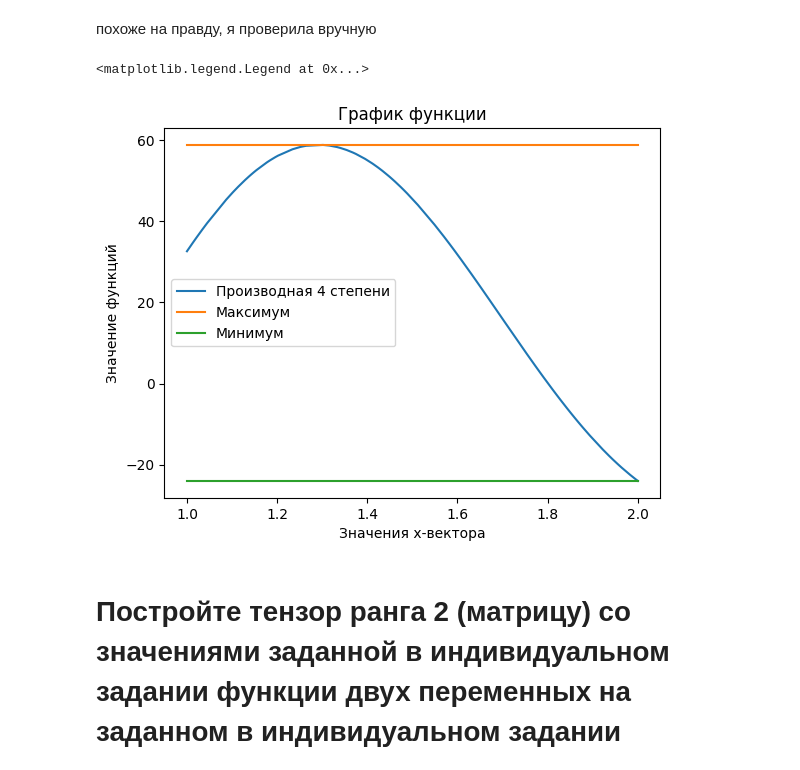
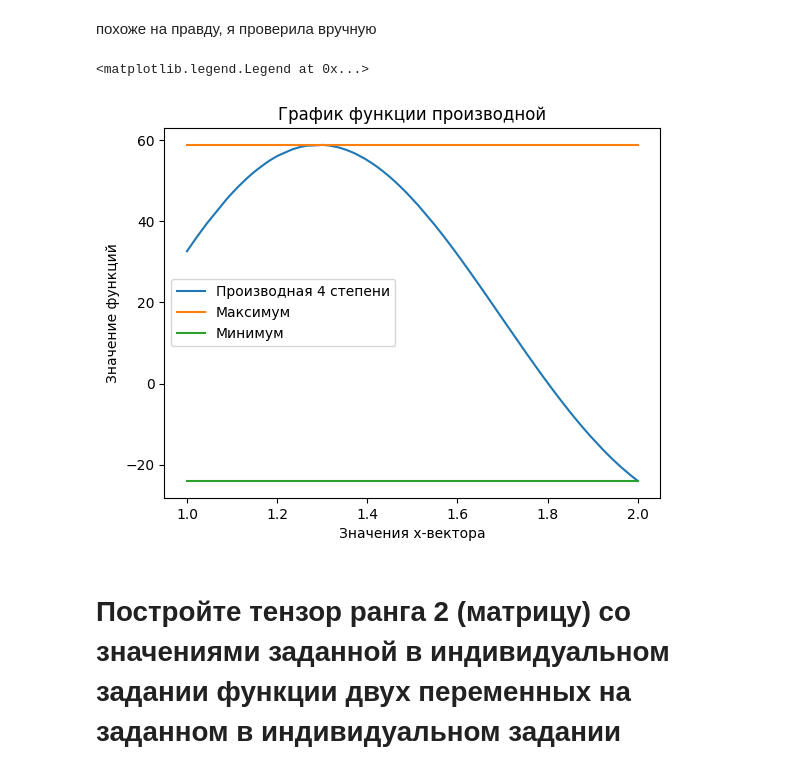
Before and after one commit to kjxeez/machine-learning, a Jupyter notebook: Tensorflow.ipynb, the cells around one changed output. Drawn from its saved outputs; the diff is of its cells as text; code cells hidden in the pictures.

```diff
--- a/Tensorflow.ipynb
+++ b/Tensorflow.ipynb
@@ -144,25 +161,25 @@ dy/dx = tf.Tensor(
 # %%
 maxx = tf.reduce_max(d4ydx4)
 minn = tf.reduce_min(d4ydx4)
 x = tf.reshape(x, (-1, 1))
 d4ydx4 = tf.reshape(d4ydx4, (-1, 1))
 fig, ax = plt.subplots()
 
 line_down = ax.plot(x, d4ydx4.numpy(), label = 'Производная 4 степени')
 
 
 # Добавляем прямые, соответствующие максимальному и минимальному значению функции
 a=ax.plot([1, 2], [maxx, maxx], label='Максимум')
 b=ax.plot([1, 2], [minn, minn], label='Минимум')
 
 # Добавляем подписи осей, заголовок и легенду
 ax.set_xlabel('Значения x-вектора')
 ax.set_ylabel('Значение функций')
-ax.set_title('График функции')
+ax.set_title('График функции производной')
 ax.legend()
 # %% [output]
 <matplotlib.legend.Legend at 0x...>
-[figure, old version]
+[figure, new version]
 # %%
 del tape
 # %% [markdown]
```
Also changed, not shown: parts of 3 cells of this notebook.
